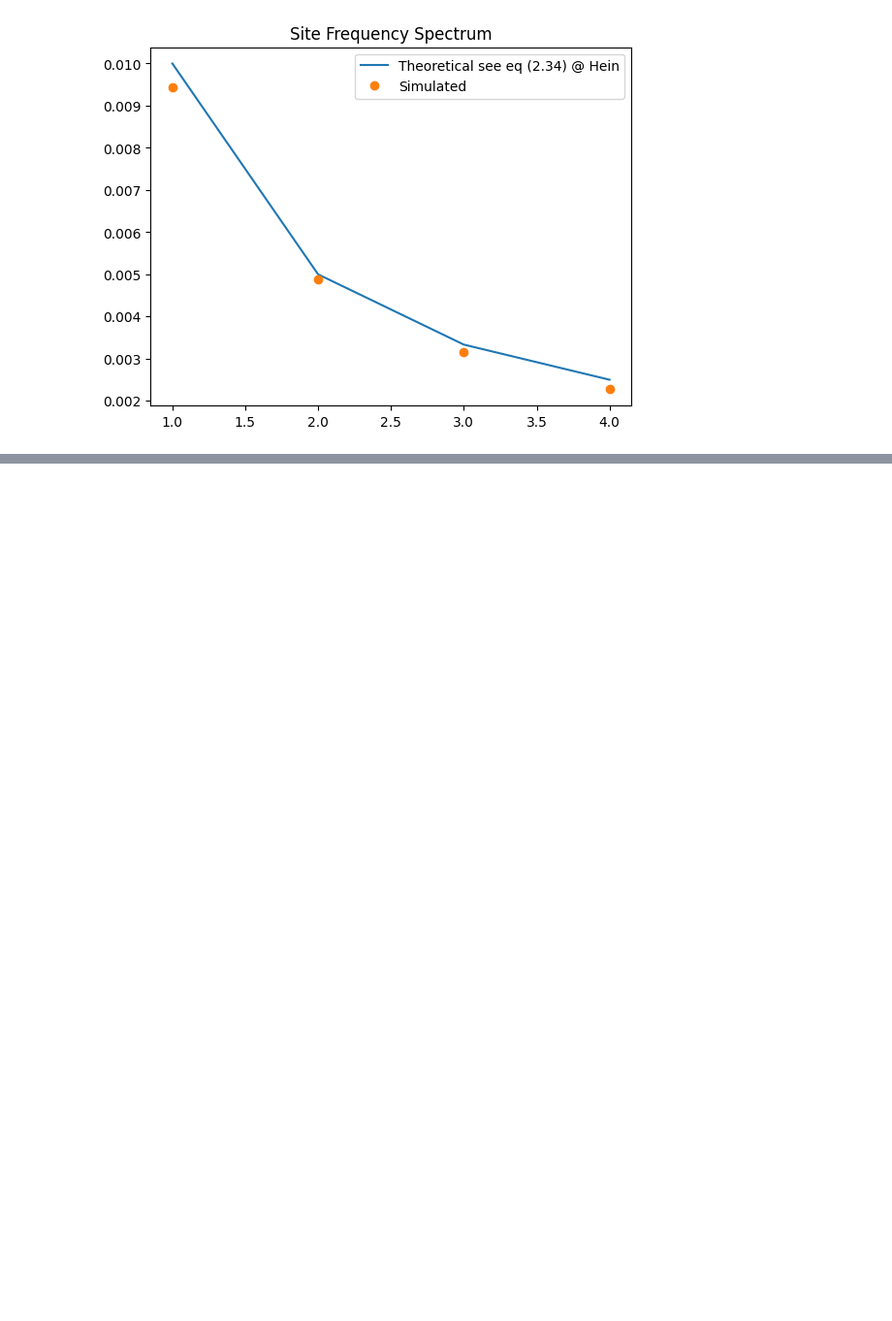
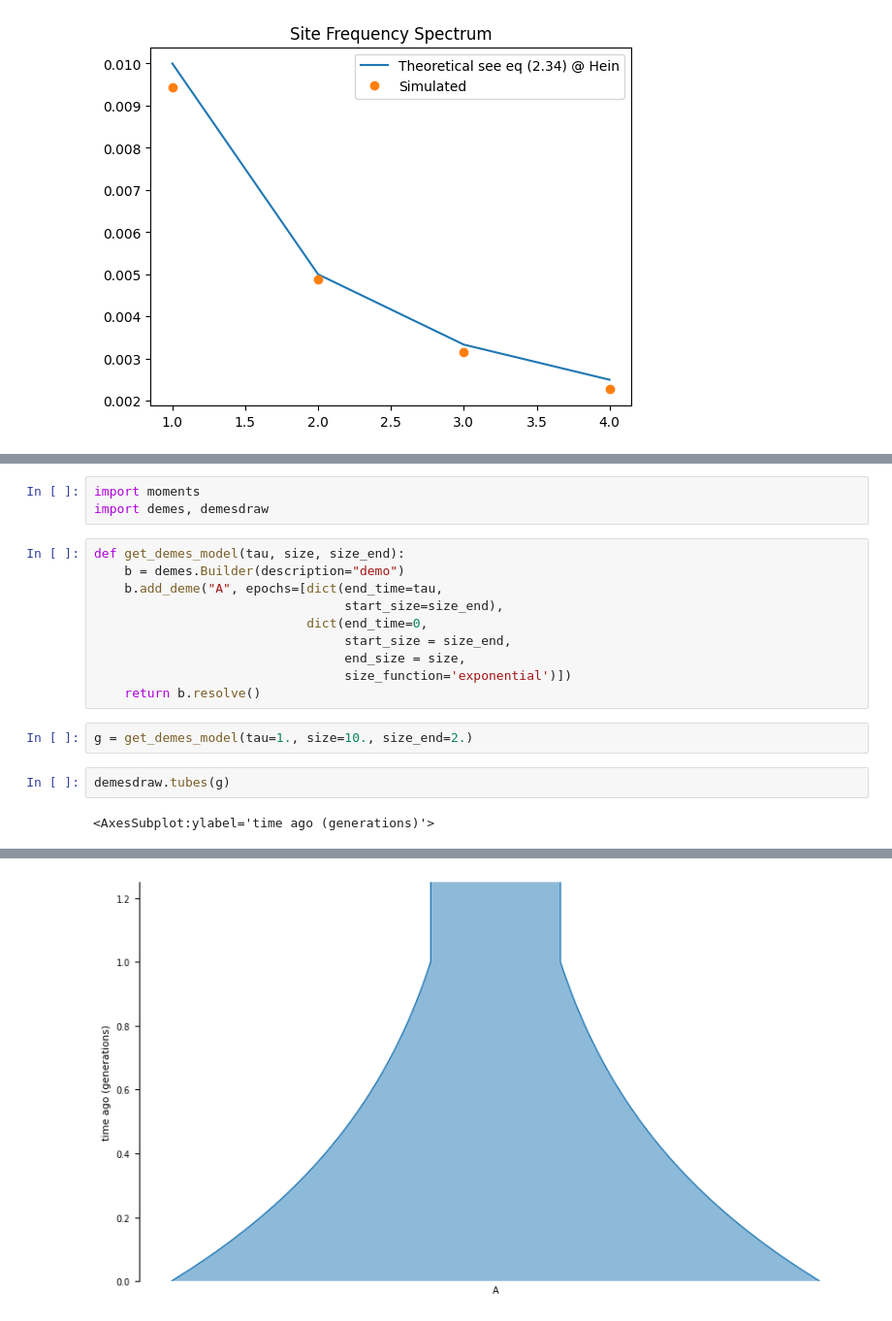
Before and after one commit to enesdilber/URPS_popgen, a Jupyter notebook: notes1.ipynb, the cells around one changed output, grey strips where cells are left out. Shown at 97% size. Drawn from its saved outputs; the diff is of its cells as text; blank space fills up the shorter version.

```diff
--- a/notes1.ipynb
+++ b/notes1.ipynb
@@ -162,0 +255,19 @@ Text(0.5, 1.0, 'Site Frequency Spectrum')
+# %%
+import moments
+import demes, demesdraw
+# %%
+def get_demes_model(tau, size, size_end):
+    b = demes.Builder(description="demo")
+    b.add_deme("A", epochs=[dict(end_time=tau,
+                                 start_size=size_end),
+                            dict(end_time=0,
+                                 start_size = size_end,
+                                 end_size = size,
+                                 size_function='exponential')])
+    return b.resolve()
+# %%
+g = get_demes_model(tau=1., size=10., size_end=2.)
+# %%
+demesdraw.tubes(g)
+# %% [output]
+<AxesSubplot:ylabel='time ago (generations)'>
@@ -162,0 +276 @@ Text(0.5, 1.0, 'Site Frequency Spectrum')
+[figure, added]
```
Also changed, not shown: parts of 22 cells of this notebook.
